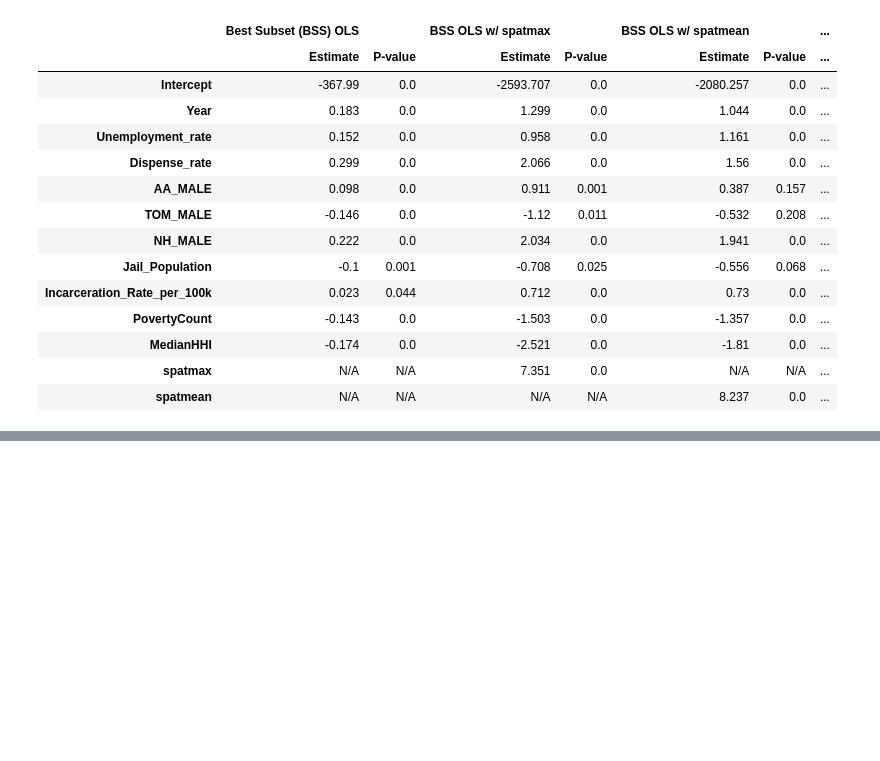
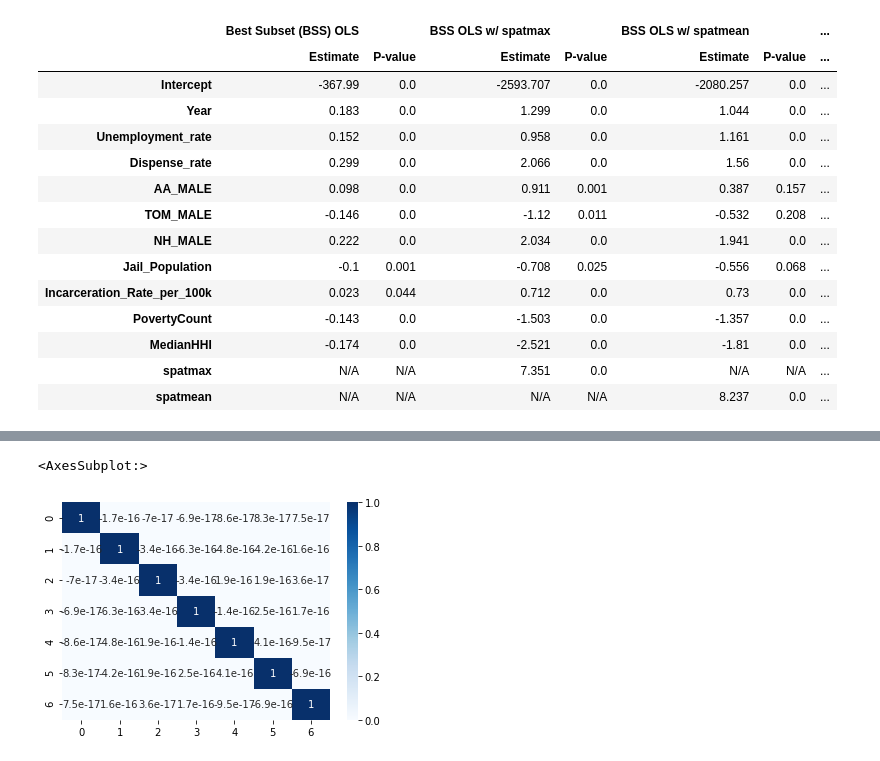
Before and after one commit to rhiannz/drugs, a Jupyter notebook: Reproducible/06_initial_modeling.ipynb, the cells around one changed output, grey strips where cells are left out. Saved outputs shown, nothing was run; the diff lists cells and outputs as text; code cells hidden in the pictures; blank space fills up the shorter version.

```diff
--- a/Analysis/Modeling/Modeling_Capstone_Assignment.ipynb
+++ b/Reproducible/06_initial_modeling.ipynb
@@ -815,0 +931,9 @@ As seen above there is still a lot that must be done in terms of fine tuning our
+# %%
+pca = PCA(n_components = 7)
+X_pca = pca.fit_transform(x_scaled)
+X_pca = pd.DataFrame(X_pca)
+
+sns.heatmap(X_pca.corr(), annot = True, cmap = "Blues")
+# %% [output]
+<AxesSubplot:>
+[figure, added]
```
Also changed, not shown: parts of 21 cells of this notebook.
